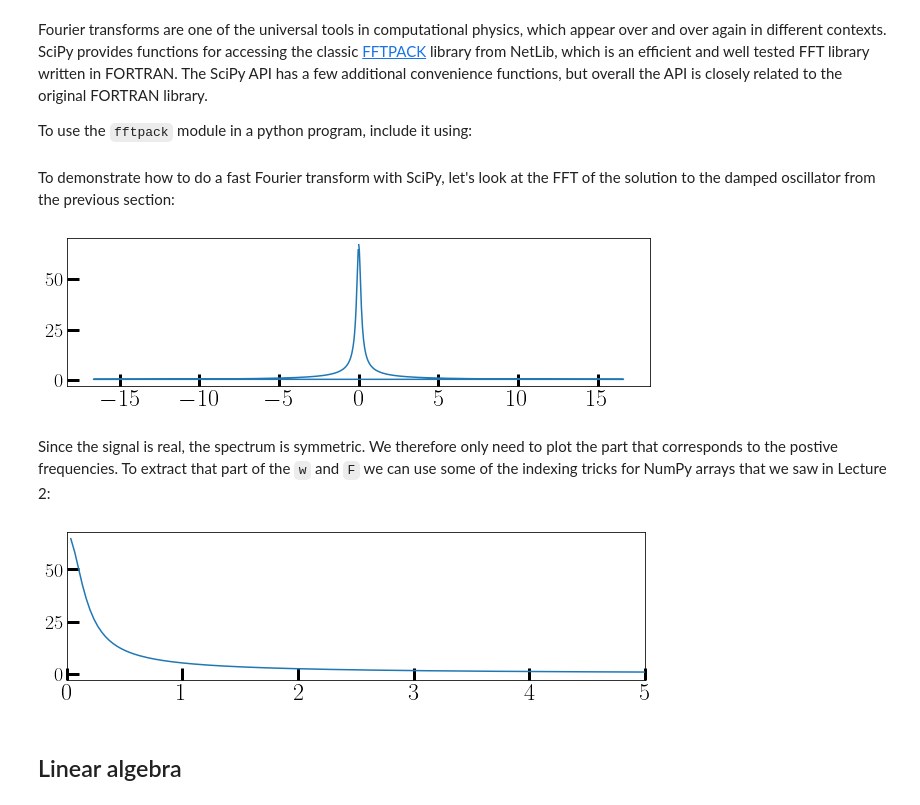
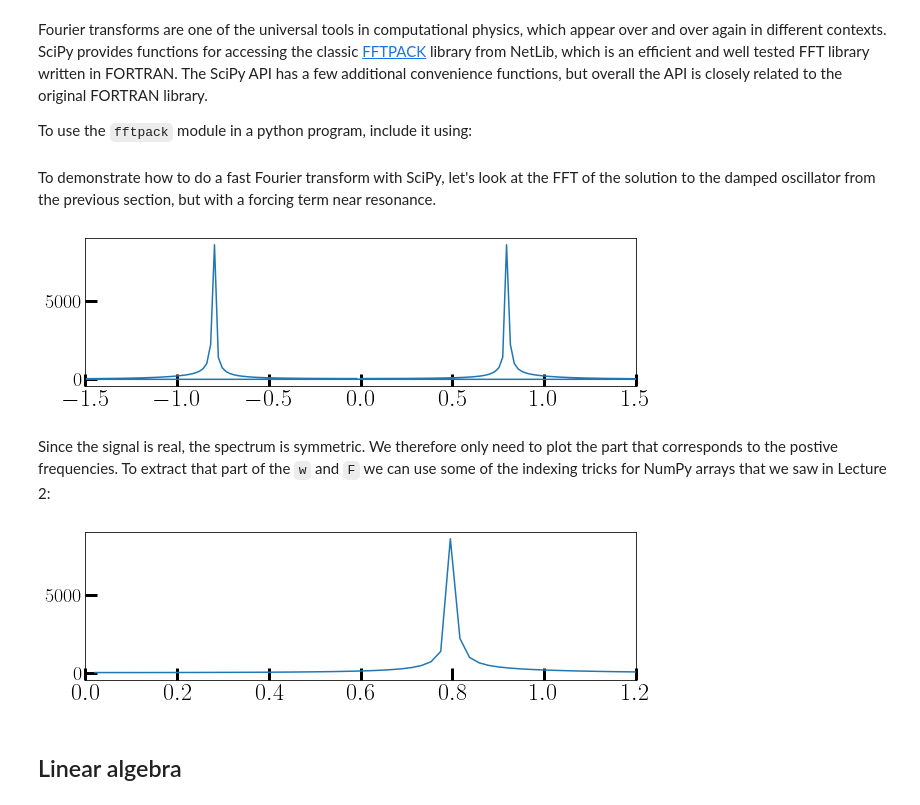
Before and after one commit to hariseldon99/scientific-python-lectures, a Jupyter notebook: Lecture-5-Scipy-Intro.ipynb, the cells around one changed output. Saved outputs shown, nothing was run; the diff lists cells and outputs as text; code cells hidden in the pictures.

```diff
--- a/Lecture-5-Scipy-Intro.ipynb
+++ b/Lecture-5-Scipy-Intro.ipynb
@@ -184,13 +194,14 @@ import numpy as np
 from scipy.integrate import solve_ivp
 
 
-def func(t, y, g):
+def func(t, y, g, a, w):
     y0, y1 = y
     dy0dt = y1
-    dy1dt = -y0 - g * y1
+    dy1dt = -y0 - g * y1 + a * np.cos(w*t)
     return np.array([dy0dt, dy1dt])
 
-
+a = 0.0
+w = 0.8
 y_init = [1.0, 0.0]
 t_final = 30
 times = np.linspace(0.0, t_final, 1000)
@@ -198,10 +209,10 @@ times = np.linspace(0.0, t_final, 1000)
 plt.title("Amplitude-time")
 plt.xlabel('t')
 plt.ylabel('x', rotation=0)
-gammas = [0.5, 0.8, 1.0, 1.5, 2.0]
+gammas = [0.5, 0.8, 1.0, 2.0]
 for g in gammas:
     soln = solve_ivp(func, (0, t_final), y_init, t_eval=times,\
-                     args=(g,))
+                     args=(g,a, w))
     plt.plot(times, soln.y[0], label=f'g = {g:1.1f}')
 
 plt.legend()
@@ -221,5 +232,16 @@ from scipy.fftpack import *
 # %% [markdown]
-To demonstrate how to do a fast Fourier transform with SciPy, let's look at the FFT of the solution to the damped oscillator from the previous section:
+To demonstrate how to do a fast Fourier transform with SciPy, let's look at the FFT of the solution to the damped oscillator from the previous section, but with a forcing term near resonance.
+# %%
+g = 0.5
+a = 1.0
+w = 0.8
+
+y_init = [1.0, 0.0]
+t_final = 300
+times = np.linspace(0.0, t_final, 10000)
+
+soln = solve_ivp(func, (0, t_final), y_init, t_eval=times,\
+                     args=(g,a, w))
 # %%
 N = len(times)
 dt = times[1]-times[0]
@@ -232,9 +254,11 @@ F = fft(soln.y[0])
 w = fftfreq(N, dt)
 # %%
 fig, ax = plt.subplots(figsize=(9,3))
-ax.plot(w, abs(F));
+ax.plot(2 * np.pi * w, np.abs(F));
+ax.set_xlim(-1.5, 1.5)
+plt.show()
 # %% [output]
-[figure, old version]
+[figure, new version]
 # %% [markdown]
 Since the signal is real, the spectrum is symmetric. We therefore only need to plot the part that corresponds to the postive frequencies. To extract that part of the `w` and `F` we can use some of the indexing tricks for NumPy arrays that we saw in Lecture 2:
 # %%
@@ -243,10 +267,10 @@ w_pos = w[indices]
 F_pos = F[indices]
 # %%
 fig, ax = plt.subplots(figsize=(9,3))
-ax.plot(w_pos, abs(F_pos))
-ax.set_xlim(0, 5);
+ax.plot(2 * np.pi * w_pos, abs(F_pos))
+ax.set_xlim(0, 1.2);
 # %% [output]
-[figure, old version]
+[figure, new version]
 # %% [markdown]
 ## Linear algebra
 # %% [markdown]
```
Also changed, not shown: parts of 17 cells of this notebook.
